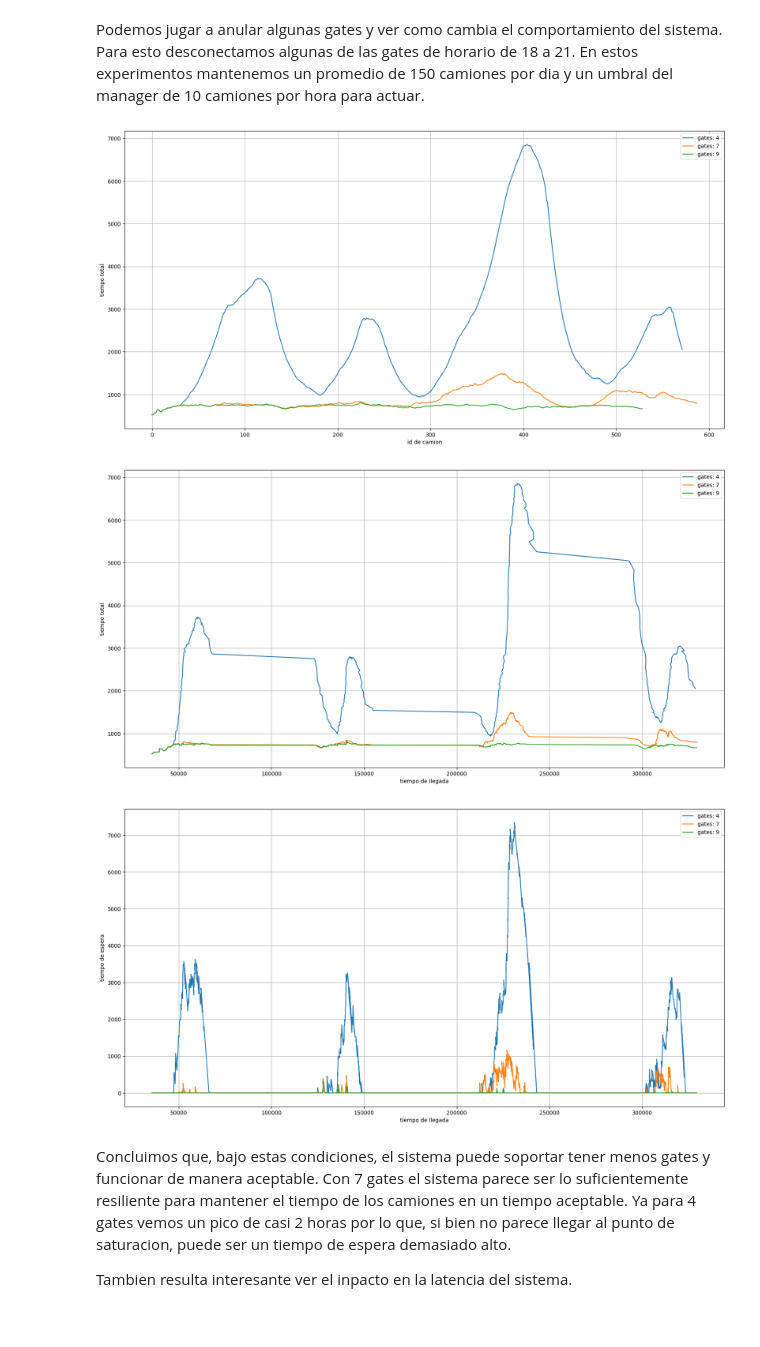
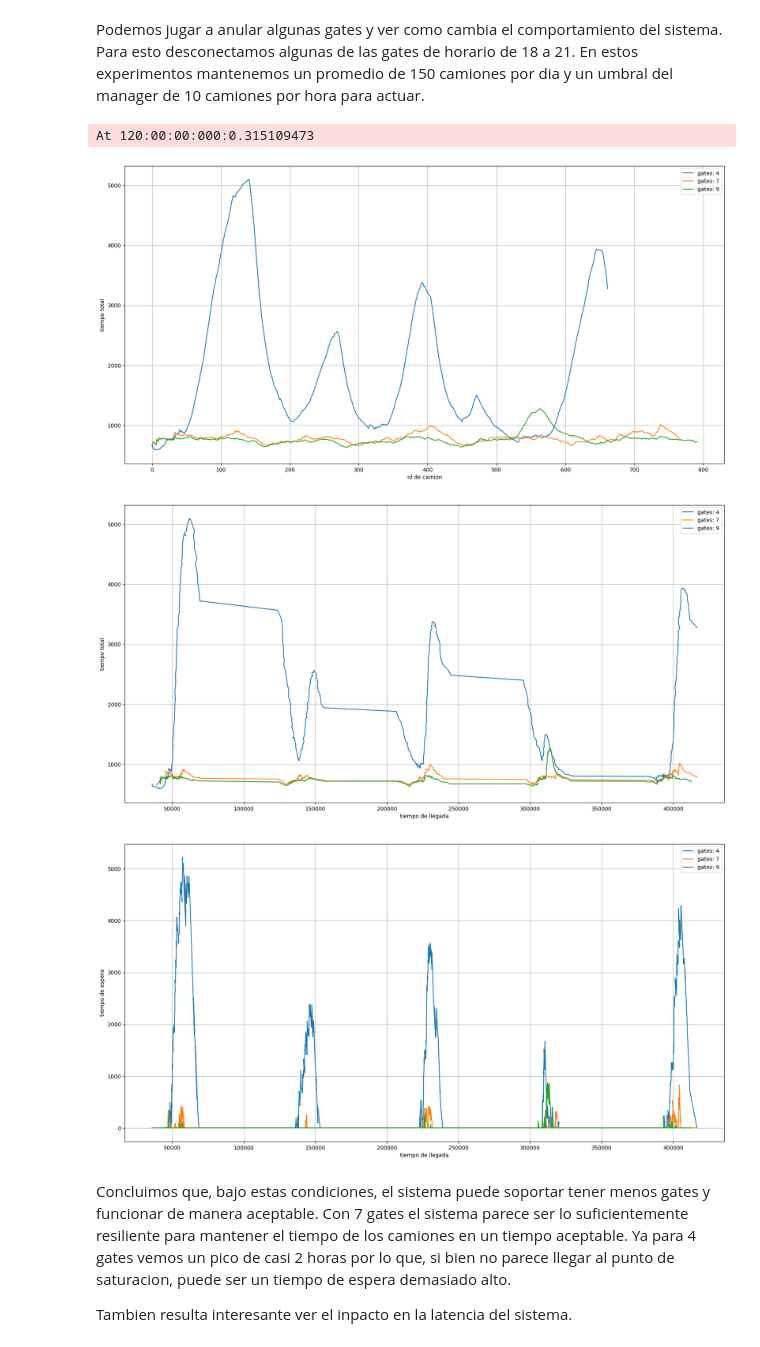
Before and after one commit to mcarreiro/dc-sed-tp1-2022, a Jupyter notebook: notebooks/inbound.ipynb, the cells around one changed output. Saved outputs shown, nothing was run; the diff lists cells and outputs as text; code cells hidden in the pictures.

```diff
--- a/notebooks/inbound.ipynb
+++ b/notebooks/inbound.ipynb
@@ -466,15 +483,7 @@ Podemos probar incrementar mas el umbral para hallar el punto correcto. Ahora ca
 # %%
-with open("../data/top250trucks12Manager.out") as f:
-    lines = f.readlines()
-    lines = list(filter(lambda x: "out" in x, lines))
-    lines = list(map(lambda x: x.split("[")[1].split("]")[0], lines))
-
-df = pd.DataFrame([x.split(', ') for x in lines])
-df.columns = ['id', 'arrival_time', "assigned_time", "out_time", "nA", "nB", "nC", 'id_gate', 'extra_workers']
-df = df.astype(np.float64)
-
-with open("../data/top250trucks12Manager_Parallel.out") as f:
-    lines = f.readlines()
-    lines = list(filter(lambda x: "manager(03) / out2" in x, lines))
-    lines = list(map(lambda x: x.split("/")[3].split(" ")[1], lines))
-manager_calls = [time_to_secs(t) for t in lines]
+dfs = []
+for i in range(200,500,50):
+    change_param("top_250_con_manager","threshold",15)
+    change_param("top_250_con_manager","meanRoutes",i)
+    run("top_250_con_manager",f"top_250_con_manager")
+    dfs.append((i, read_out(f"top_250_con_manager")))
@@ -541,58 +508,50 @@ Podemos jugar a anular algunas gates y ver como cambia el comportamiento del sis
 # %%
 dfs = []
 gates = ["4","7","9"]
-for n in gates:
-    file_name = "../data/top150trucks10Manager" + n+"gates.out"
-    with open(file_name) as f:
-        lines = f.readlines()
-        lines = list(filter(lambda x: "out" in x, lines))
-        lines = list(map(lambda x: x.split("[")[1].split("]")[0], lines))
 
-        df = pd.DataFrame([x.split(', ') for x in lines])
-    df.columns = ['id', 'arrival_time', "assigned_time", "out_time", "nA", "nB", "nC", 'id_gate', 'extra_workers']
-    df = df.astype(np.float64)
-
-    df["total_time"] = df["out_time"] - df["arrival_time"]
-    df["waiting_time"] = df["assigned_time"] - df["arrival_time"]
-    df["proccesing_time"] = df["out_time"] - df["assigned_time"]
-    dfs.append(df)
-
-
-
+dfs = []
+for g in gates:
+    change_param("top_base","startHour", 12, list(range(5,11,1))) # reset all
+    change_param("top_base","endHour", 18, list(range(5,11,1))) # reset all
+    change_param("top_base","startHour", 9, list(range(int(g)+1,11,1)))
+    change_param("top_base","endHour", 9, list(range(int(g)+1,11,1)))
+    run("top_base",f"top_base")
+    dfs.append(read_out(f"top_base"))
 
 for n, d in zip(gates,dfs):
     total_time = d['total_time']
     total_time = total_time.ewm(com=20).mean()
     plt.plot(total_time, label= "gates: " + n)
 
 plt.grid()
 plt.xlabel("id de camion")
 plt.ylabel("tiempo total")
 plt.legend()
 plt.show()
 
 for n, d in zip(gates,dfs):
     total_time = d['total_time']
     total_time = total_time.ewm(com=20).mean()
     plt.plot(d["arrival_time"],total_time , label= "gates: " + n)
 plt.grid()
 plt.ylabel("tiempo total")
 plt.xlabel("tiempo de llegada")
 plt.legend()
 plt.show()
 
 for n, d in zip(gates,dfs):
     plt.plot(d["arrival_time"] , d["waiting_time"], label= "gates: " + n)
 
 plt.ylabel("tiempo de espera")
 plt.xlabel("tiempo de llegada")
 plt.legend()
 plt.grid()
 plt.show()
 # %% [output]
+At 120:00:00:000:0.315109473
-[figure, old version]
+[figure, new version]
-[figure, old version]
+[figure, new version]
-[figure, old version]
+[figure, new version]
 # %% [markdown]
 Concluimos que, bajo estas condiciones, el sistema puede soportar tener menos gates y funcionar de manera aceptable. Con 7 gates el sistema parece ser lo suficientemente resiliente para mantener el tiempo de los camiones en un tiempo aceptable. Ya para 4 gates vemos un pico de casi 2 horas por lo que, si bien no parece llegar al punto de saturacion, puede ser un tiempo de espera demasiado alto.
 
```
Also changed, not shown: parts of 28 cells of this notebook, 4 other files.
